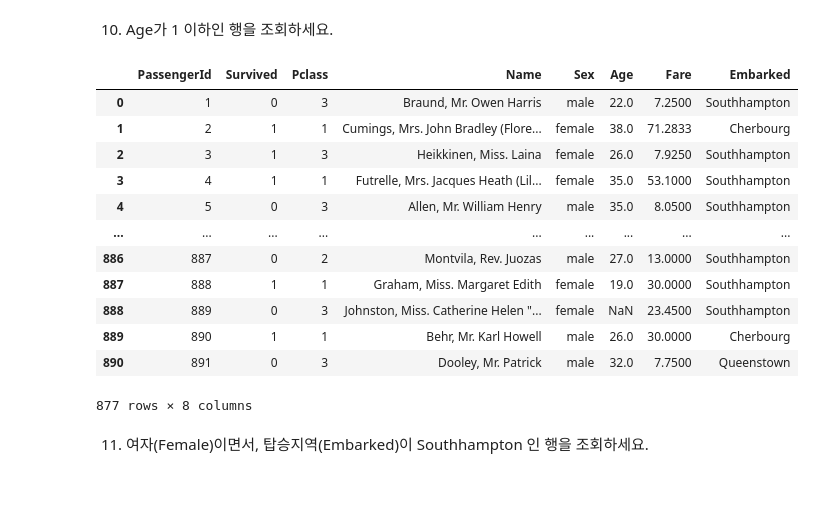
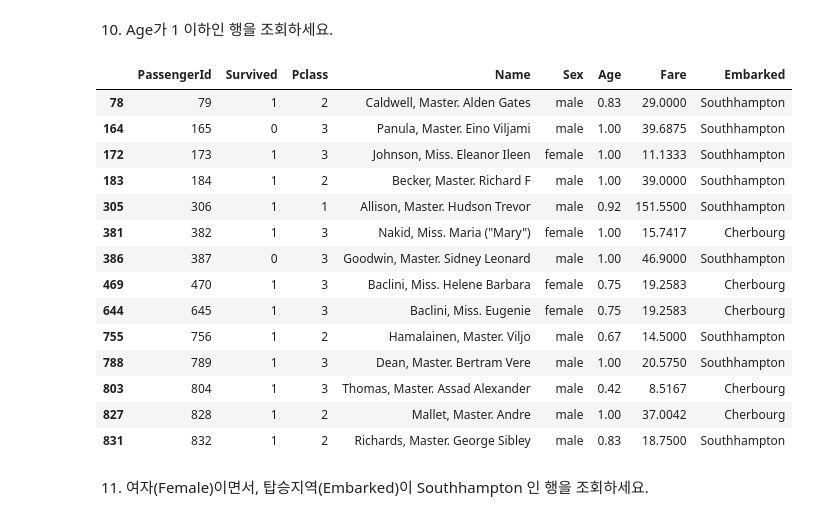
Before and after one commit to Jangrae/ipynb, a Jupyter notebook: P2_[실습]_데이터프레임_조회.ipynb, the cells around one changed output. Saved outputs shown, nothing was run; the diff lists cells and outputs as text; code cells hidden in the pictures; blank space fills up the shorter version.

```diff
--- a/P2_[실습]_데이터프레임_조회.ipynb
+++ b/P2_[실습]_데이터프레임_조회.ipynb
@@ -183,21 +183,23 @@ titanic.loc[titanic['PassengerId'] == 20, ['Name', 'Age']]
 10) Age가 1 이하인 행을 조회하세요.
 # %%
 # Age가 1 이하인 행 조회
-titanic[~(titanic['Age'] <= 1)]
+titanic[(titanic['Age'] <= 1)]
 # %% [output]
 |  | PassengerId | Survived | Pclass | Name | Sex | Age | Fare | Embarked |
-| 0 | 1 | 0 | 3 | Braund, Mr. Owen Harris | male | 22.0 | 7.2500 | Southhampton |
-| 1 | 2 | 1 | 1 | Cumings, Mrs. John Bradley (Flore... | female | 38.0 | 71.2833 | Cherbourg |
-| 2 | 3 | 1 | 3 | Heikkinen, Miss. Laina | female | 26.0 | 7.9250 | Southhampton |
-| 3 | 4 | 1 | 1 | Futrelle, Mrs. Jacques Heath (Lil... | female | 35.0 | 53.1000 | Southhampton |
-| 4 | 5 | 0 | 3 | Allen, Mr. William Henry | male | 35.0 | 8.0500 | Southhampton |
-| ... | ... | ... | ... | ... | ... | ... | ... | ... |
-| 886 | 887 | 0 | 2 | Montvila, Rev. Juozas | male | 27.0 | 13.0000 | Southhampton |
-| 887 | 888 | 1 | 1 | Graham, Miss. Margaret Edith | female | 19.0 | 30.0000 | Southhampton |
-| 888 | 889 | 0 | 3 | Johnston, Miss. Catherine Helen "... | female | NaN | 23.4500 | Southhampton |
-| 889 | 890 | 1 | 1 | Behr, Mr. Karl Howell | male | 26.0 | 30.0000 | Cherbourg |
-| 890 | 891 | 0 | 3 | Dooley, Mr. Patrick | male | 32.0 | 7.7500 | Queenstown |
+| 78 | 79 | 1 | 2 | Caldwell, Master. Alden Gates | male | 0.83 | 29.0000 | Southhampton |
+| 164 | 165 | 0 | 3 | Panula, Master. Eino Viljami | male | 1.00 | 39.6875 | Southhampton |
+| 172 | 173 | 1 | 3 | Johnson, Miss. Eleanor Ileen | female | 1.00 | 11.1333 | Southhampton |
+| 183 | 184 | 1 | 2 | Becker, Master. Richard F | male | 1.00 | 39.0000 | Southhampton |
+| 305 | 306 | 1 | 1 | Allison, Master. Hudson Trevor | male | 0.92 | 151.5500 | Southhampton |
+| 381 | 382 | 1 | 3 | Nakid, Miss. Maria ("Mary") | female | 1.00 | 15.7417 | Cherbourg |
+| 386 | 387 | 0 | 3 | Goodwin, Master. Sidney Leonard | male | 1.00 | 46.9000 | Southhampton |
+| 469 | 470 | 1 | 3 | Baclini, Miss. Helene Barbara | female | 0.75 | 19.2583 | Cherbourg |
+| 644 | 645 | 1 | 3 | Baclini, Miss. Eugenie | female | 0.75 | 19.2583 | Cherbourg |
+| 755 | 756 | 1 | 2 | Hamalainen, Master. Viljo | male | 0.67 | 14.5000 | Southhampton |
+| 788 | 789 | 1 | 3 | Dean, Master. Bertram Vere | male | 1.00 | 20.5750 | Southhampton |
+| 803 | 804 | 1 | 3 | Thomas, Master. Assad Alexander | male | 0.42 | 8.5167 | Cherbourg |
+| 827 | 828 | 1 | 2 | Mallet, Master. Andre | male | 1.00 | 37.0042 | Cherbourg |
+| 831 | 832 | 1 | 2 | Richards, Master. George Sibley | male | 0.83 | 18.7500 | Southhampton |
-877 rows × 8 columns
 # %% [markdown]
 11) 여자(Female)이면서, 탑승지역(Embarked)이 Southhampton 인 행을 조회하세요.
 # %%
```
